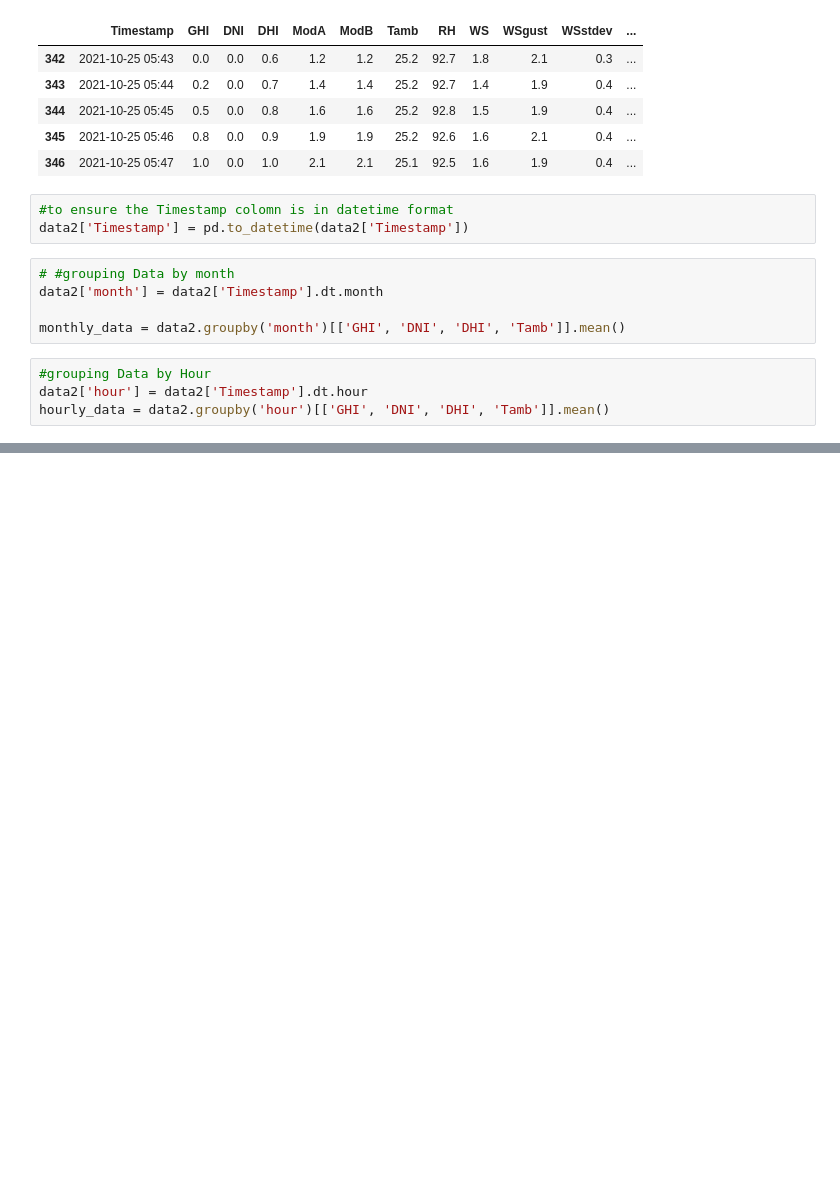
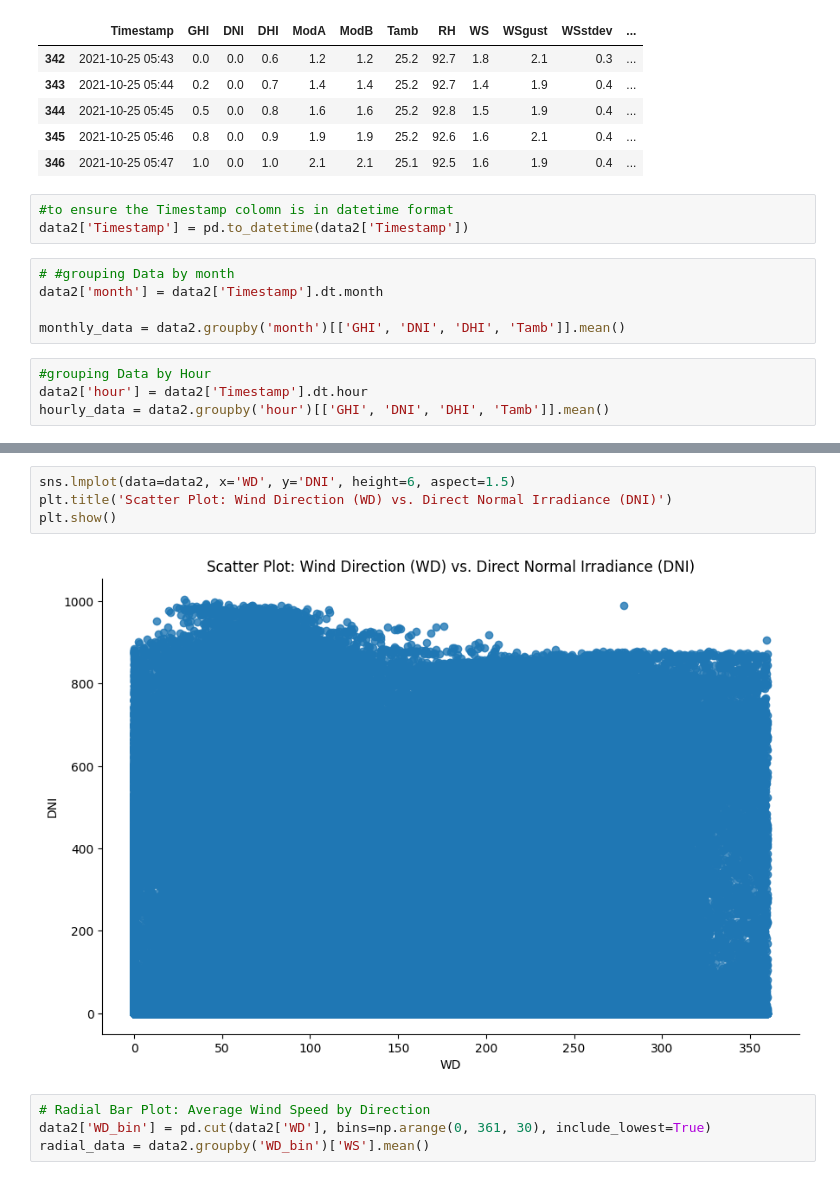
Before and after one commit to hiwothadush/Task-1, a Jupyter notebook: Task_1.ipynb, the cells around one changed output, grey strips where cells are left out. Saved outputs shown, nothing was run; the diff lists cells and outputs as text; blank space fills up the shorter version.

```diff
--- a/Task_1.ipynb
+++ b/Task_1.ipynb
@@ -124,0 +148,10 @@ plt.show()
+# %%
+sns.lmplot(data=data2, x='WD', y='DNI', height=6, aspect=1.5)
+plt.title('Scatter Plot: Wind Direction (WD) vs. Direct Normal Irradiance (DNI)')
+plt.show()
+# %% [output]
+[figure, added]
+# %%
+# Radial Bar Plot: Average Wind Speed by Direction
+data2['WD_bin'] = pd.cut(data2['WD'], bins=np.arange(0, 361, 30), include_lowest=True)
+radial_data = data2.groupby('WD_bin')['WS'].mean()
```
Also changed, not shown: parts of 15 cells of this notebook.
